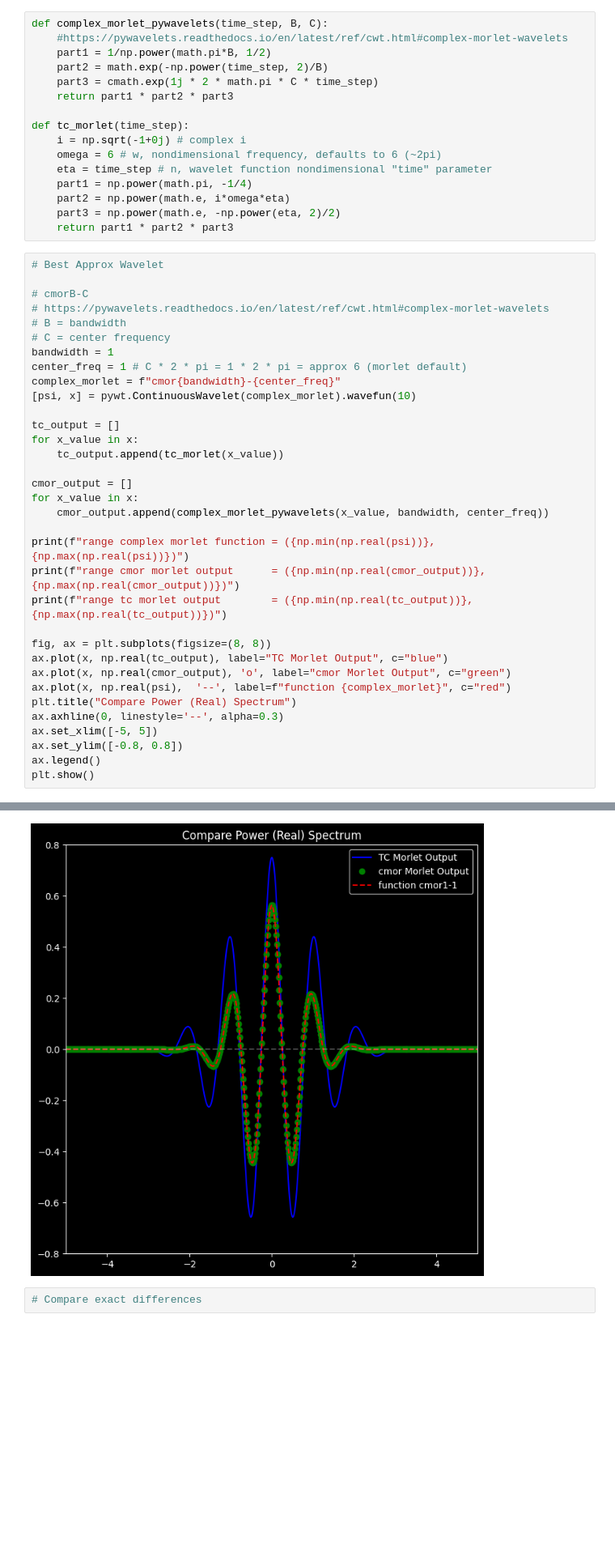
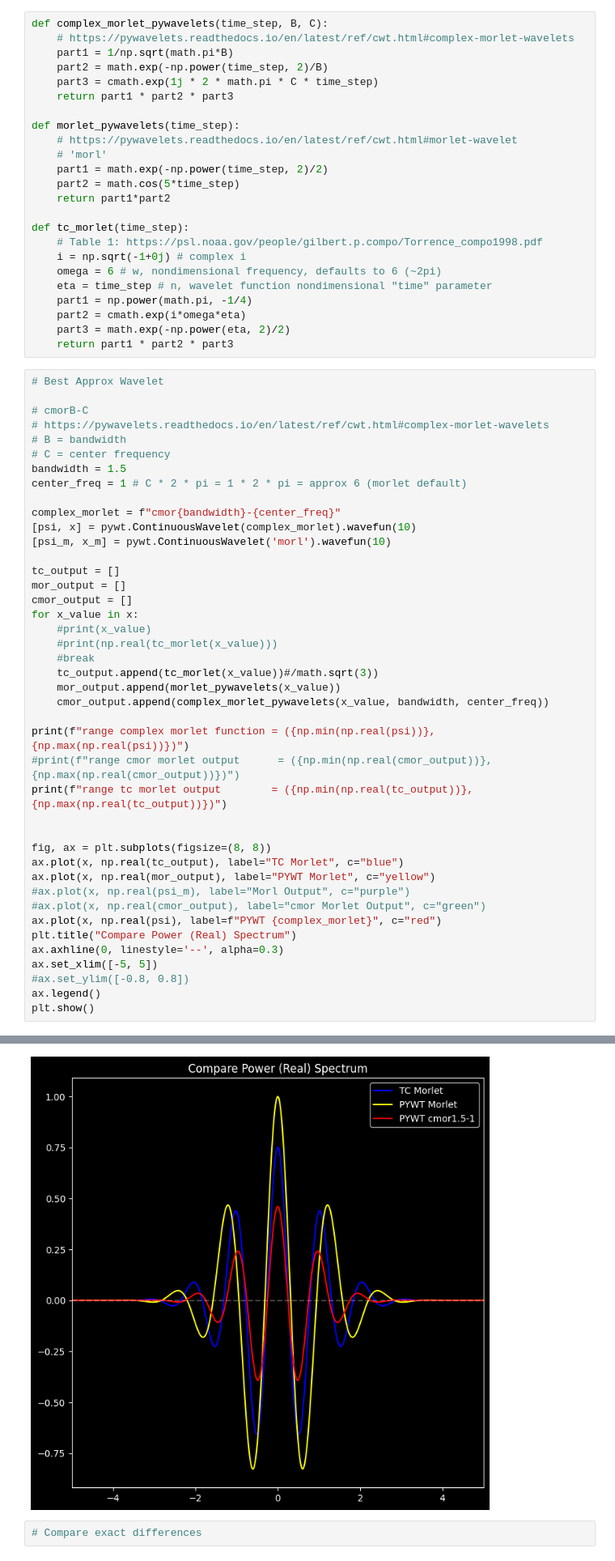
Before and after one commit to cyschneck/wavelet-tutorial, a Jupyter notebook: matching_scales.ipynb, the cells around one changed output, grey strips where cells are left out. Shown: that part at 81% size. Saved outputs shown, nothing was run; the diff lists cells and outputs as text; blank space fills up the shorter version.

Commit message:
pywavelet pywt compare

```diff
--- a/matching_scales.ipynb
+++ b/matching_scales.ipynb
@@ -66,19 +66,27 @@ wavelets (40) (6, 4):
 [figure]
 # %%
 def complex_morlet_pywavelets(time_step, B, C):
-    #https://pywavelets.readthedocs.io/en/latest/ref/cwt.html#complex-morlet-wavelets
-    part1 = 1/np.power(math.pi*B, 1/2)
+    # https://pywavelets.readthedocs.io/en/latest/ref/cwt.html#complex-morlet-wavelets
+    part1 = 1/np.sqrt(math.pi*B)
     part2 = math.exp(-np.power(time_step, 2)/B)
     part3 = cmath.exp(1j * 2 * math.pi * C * time_step)
     return part1 * part2 * part3
 
+def morlet_pywavelets(time_step):
+    # https://pywavelets.readthedocs.io/en/latest/ref/cwt.html#morlet-wavelet
+    # 'morl'
+    part1 = math.exp(-np.power(time_step, 2)/2)
+    part2 = math.cos(5*time_step)
+    return part1*part2
+
 def tc_morlet(time_step):
+    # Table 1: https://psl.noaa.gov/people/gilbert.p.compo/Torrence_compo1998.pdf
     i = np.sqrt(-1+0j) # complex i
     omega = 6 # w, nondimensional frequency, defaults to 6 (~2pi)
     eta = time_step # n, wavelet function nondimensional "time" parameter
     part1 = np.power(math.pi, -1/4)
-    part2 = np.power(math.e, i*omega*eta)
-    part3 = np.power(math.e, -np.power(eta, 2)/2)
+    part2 = cmath.exp(i*omega*eta)
+    part3 = math.exp(-np.power(eta, 2)/2)
     return part1 * part2 * part3
 # %%
 # Best Approx Wavelet
@@ -87,31 +95,39 @@ def tc_morlet(time_step):
 # https://pywavelets.readthedocs.io/en/latest/ref/cwt.html#complex-morlet-wavelets
 # B = bandwidth
 # C = center frequency
-bandwidth = 1
+bandwidth = 1.5
 center_freq = 1 # C * 2 * pi = 1 * 2 * pi = approx 6 (morlet default)
+
 complex_morlet = f"cmor{bandwidth}-{center_freq}"
 [psi, x] = pywt.ContinuousWavelet(complex_morlet).wavefun(10)
+[psi_m, x_m] = pywt.ContinuousWavelet('morl').wavefun(10)
 
 tc_output = []
-for x_value in x:
-    tc_output.append(tc_morlet(x_value))
-
+mor_output = []
 cmor_output = []
 for x_value in x:
+    #print(x_value)
+    #print(np.real(tc_morlet(x_value)))
+    #break
+    tc_output.append(tc_morlet(x_value))#/math.sqrt(3))
+    mor_output.append(morlet_pywavelets(x_value))
     cmor_output.append(complex_morlet_pywavelets(x_value, bandwidth, center_freq))
 
 print(f"range complex morlet function = ({np.min(np.real(psi))}, {np.max(np.real(psi))})")
-print(f"range cmor morlet output      = ({np.min(np.real(cmor_output))}, {np.max(np.real(cmor_output))})")
+#print(f"range cmor morlet output      = ({np.min(np.real(cmor_output))}, {np.max(np.real(cmor_output))})")
 print(f"range tc morlet output        = ({np.min(np.real(tc_output))}, {np.max(np.real(tc_output))})")
 
+
 fig, ax = plt.subplots(figsize=(8, 8))
-ax.plot(x, np.real(tc_output), label="TC Morlet Output", c="blue")
-ax.plot(x, np.real(cmor_output), 'o', label="cmor Morlet Output", c="green")
-ax.plot(x, np.real(psi),  '--', label=f"function {complex_morlet}", c="red")
+ax.plot(x, np.real(tc_output), label="TC Morlet", c="blue")
+ax.plot(x, np.real(mor_output), label="PYWT Morlet", c="yellow")
+#ax.plot(x, np.real(psi_m), label="Morl Output", c="purple")
+#ax.plot(x, np.real(cmor_output), label="cmor Morlet Output", c="green")
+ax.plot(x, np.real(psi), label=f"PYWT {complex_morlet}", c="red")
 plt.title("Compare Power (Real) Spectrum")
 ax.axhline(0, linestyle='--', alpha=0.3)
 ax.set_xlim([-5, 5])
-ax.set_ylim([-0.8, 0.8])
+#ax.set_ylim([-0.8, 0.8])
 ax.legend()
 plt.show()
 # %% [output]
@@ -120,4 +135,4 @@ range cmor morlet output      = (-0.4446918655151891, 0.5634742034204661)
 range tc morlet output        = (-0.6573192867703035, 0.7502759291315703)
-[figure, old version]
+[figure, new version]
 # %%
 # Compare exact differences
```
Also changed, not shown: parts of 1 cell of this notebook.
